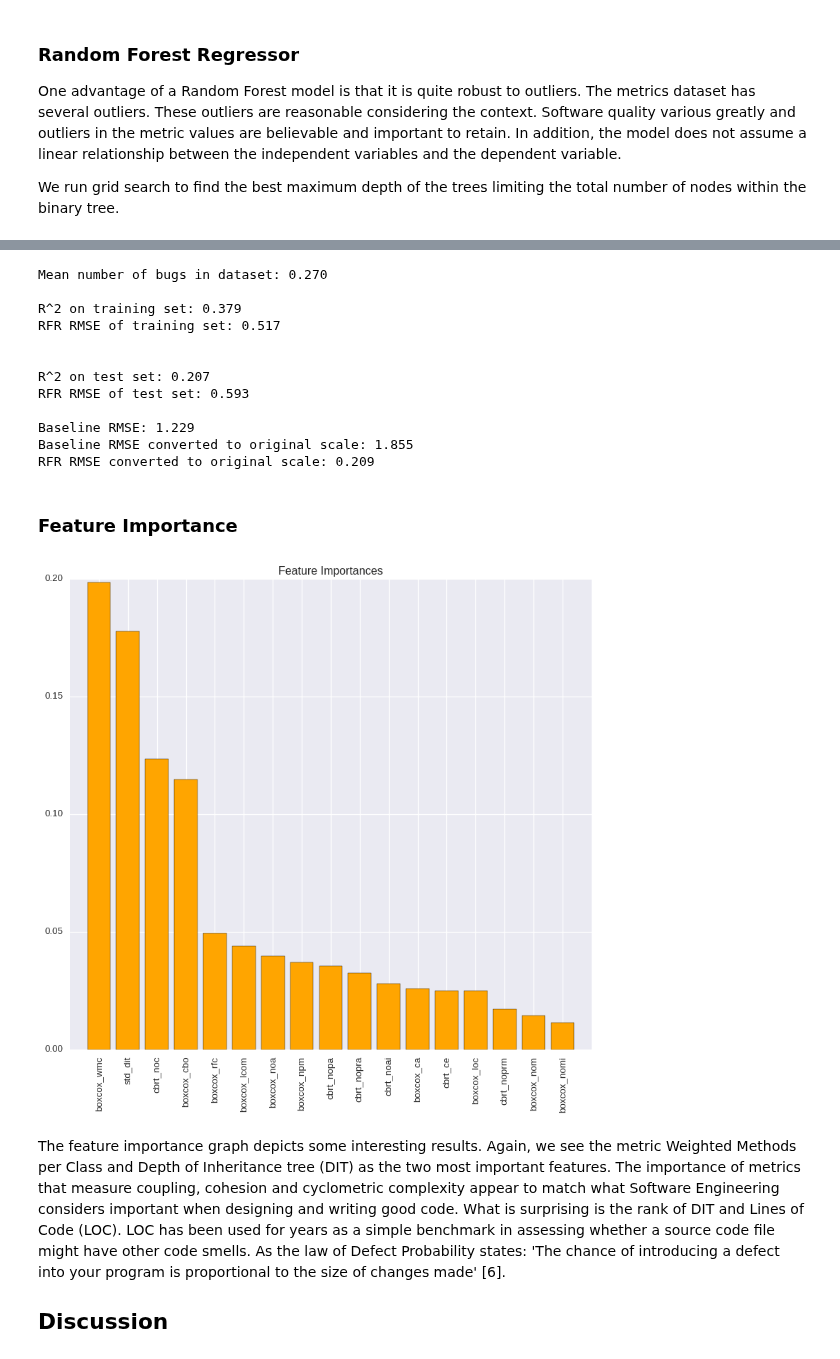
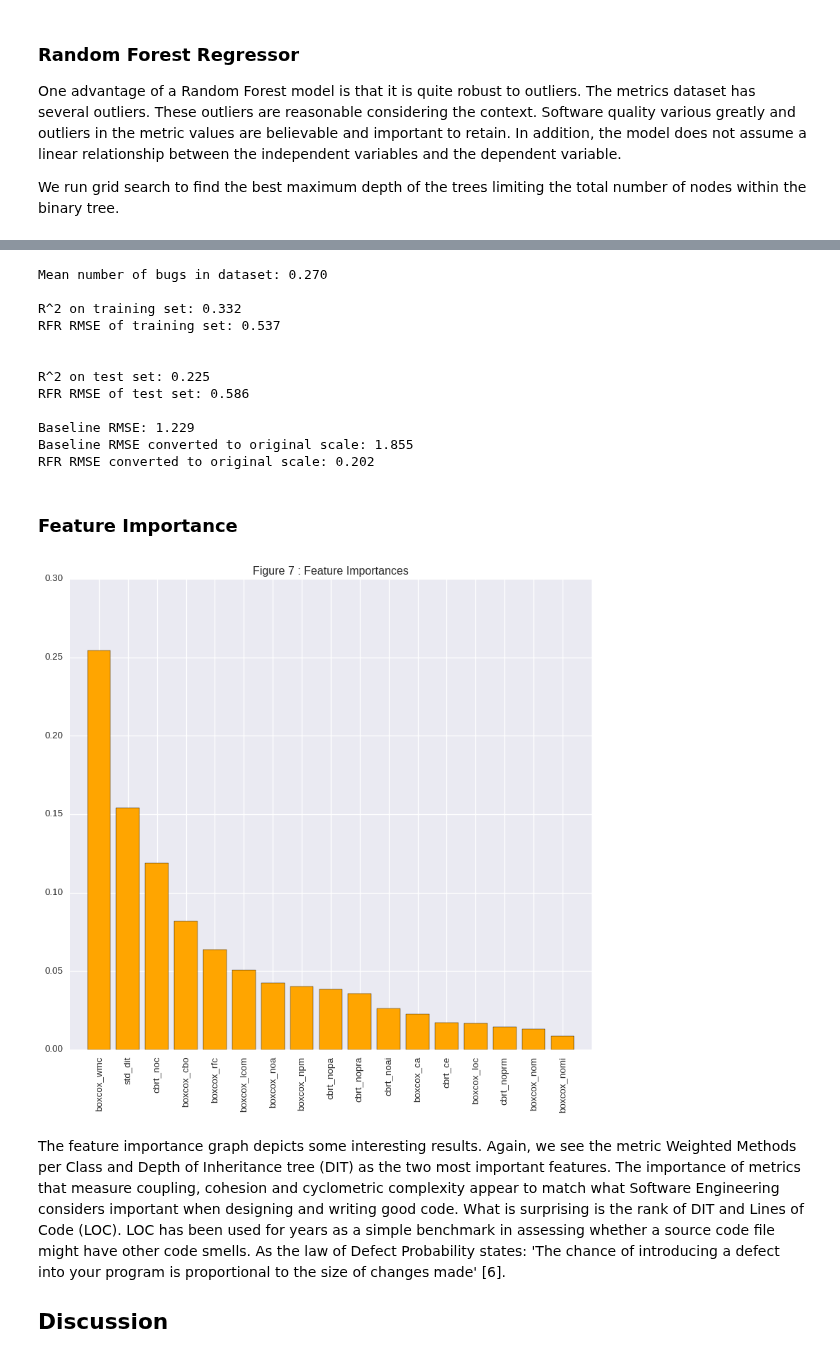
Before and after one commit to 315iah515/Thinkful-Notebooks, a Jupyter notebook: Bootcamp/Supervised/CapStone/SupervisedLearningCapStone.ipynb, the cells around one changed output, grey strips where cells are left out. Cells and saved outputs as stored; diff of their text form; code cells hidden in the pictures.

```diff
--- a/Bootcamp/Supervised/CapStone/SupervisedLearningCapStone.ipynb
+++ b/Bootcamp/Supervised/CapStone/SupervisedLearningCapStone.ipynb
@@ -432,19 +445,22 @@ __ = plt.plot(grid.best_params_['max_features'], grid.best_score_, 'ro', markers
 print('Mean number of bugs in dataset: %.3f' % (mean_bugs))
 
 X_train, X_test, y_train, y_test = train_test_split(X, y, test_size=0.4, random_state=0)
-rfr = ensemble.RandomForestRegressor(max_features=13, max_depth=6)
+rfr = ensemble.RandomForestRegressor(max_features=3, max_depth=6)
 rfr.fit(X_train, y_train)
 y_ = rfr.predict(X_train)
 
 
-print("\nR^2 on training set: {:.3f}".format(rfr.score(X_train, y_train)))
-print('RFR RMSE of training set: %.3f\n' % (np.sqrt(metrics.mean_squared_error(y_train, y_))) )
+rfr_r_training = rfr.score(X_train, y_train)
+print("\nR^2 on training set: {:.3f}".format(rfr_r_training))
+rfr_training_RMSE = np.sqrt(metrics.mean_squared_error(y_train, y_))
+print('RFR RMSE of training set: %.3f\n' % (rfr_training_RMSE) )
 
-print("\nR^2 on test set: {:.3f}".format(rfr.score(X_test, y_test)))
+rfr_r_test = rfr.score(X_test, y_test)
+print("\nR^2 on test set: {:.3f}".format(rfr_r_test))
 y_ = rfr.predict(X_test)
 
-test_RSME = np.sqrt(metrics.mean_squared_error(y_test, y_))
-print('RFR RMSE of test set: %.3f' % (test_RSME))
+rfr_test_RMSE = np.sqrt(metrics.mean_squared_error(y_test, y_))
+print('RFR RMSE of test set: %.3f' % (rfr_test_RMSE))
 cbrt_mean_bugs = (np.cbrt(mean_bugs) * np.ones_like(y_test))
 #mean_bugs = (mean_bugs * np.ones_like(y_test))
 
@@ -452,34 +468,36 @@ cbrt_mean_bugs = (np.cbrt(mean_bugs) * np.ones_like(y_test))
 baseline_RMSE = np.sqrt(metrics.mean_squared_error(y_test, cbrt_mean_bugs))
 print('\nBaseline RMSE: %.3f' % (baseline_RMSE) )
 print('Baseline RMSE converted to original scale: %.3f' % (baseline_RMSE**3))
-print('RFR RMSE converted to original scale: %.3f' % (test_RSME**3))
+
+converted_rfr_test_RMSE = rfr_test_RSME**3
+print('RFR RMSE converted to original scale: %.3f' % (converted_rfr_test_RMSE))
 # %% [output]
 Mean number of bugs in dataset: 0.270
 
-R^2 on training set: 0.379
-RFR RMSE of training set: 0.517
+R^2 on training set: 0.332
+RFR RMSE of training set: 0.537
 
 
-R^2 on test set: 0.207
-RFR RMSE of test set: 0.593
+R^2 on test set: 0.225
+RFR RMSE of test set: 0.586
 
 Baseline RMSE: 1.229
 Baseline RMSE converted to original scale: 1.855
-RFR RMSE converted to original scale: 0.209
+RFR RMSE converted to original scale: 0.202
 # %% [markdown]
 ### Feature Importance
 # %%
 labels = X.columns
 importances = rfr.feature_importances_
 indices = np.argsort(importances)[::-1]
 plt.figure(figsize=(800/my_dpi, 800/my_dpi), dpi=my_dpi)
-plt.title('Feature Importances')
+plt.title('Figure 7 : Feature Importances')
 plt.bar(range(X_train.shape[1]), importances[indices], color='orange', align='center')
 plt.xticks(range(X_train.shape[1]), labels, rotation=90)
 plt.xlim([-1, X_train.shape[1]])
 plt.tight_layout()
 # %% [output]
-[figure, old version]
+[figure, new version]
 # %% [markdown]
 The feature importance graph depicts some interesting results. Again, we see the metric Weighted Methods per Class and Depth of Inheritance tree (DIT) as the two most important features.   The importance of metrics that measure coupling, cohesion and cyclometric complexity appear to match what Software Engineering considers important when designing and writing good code.  What is surprising is the rank of DIT and Lines of Code (LOC). LOC has been used for years as a simple benchmark in assessing whether a source code file might have other code smells. As the law of Defect Probability states: 'The chance of introducing a defect into your program is proportional to the size of changes made' [6].
 
```
Also changed, not shown: parts of 13 cells of this notebook.
